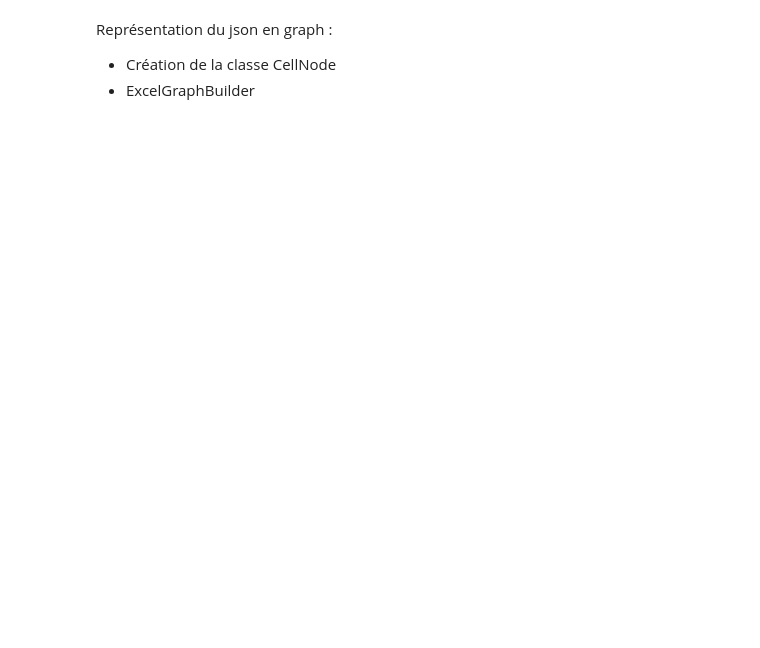
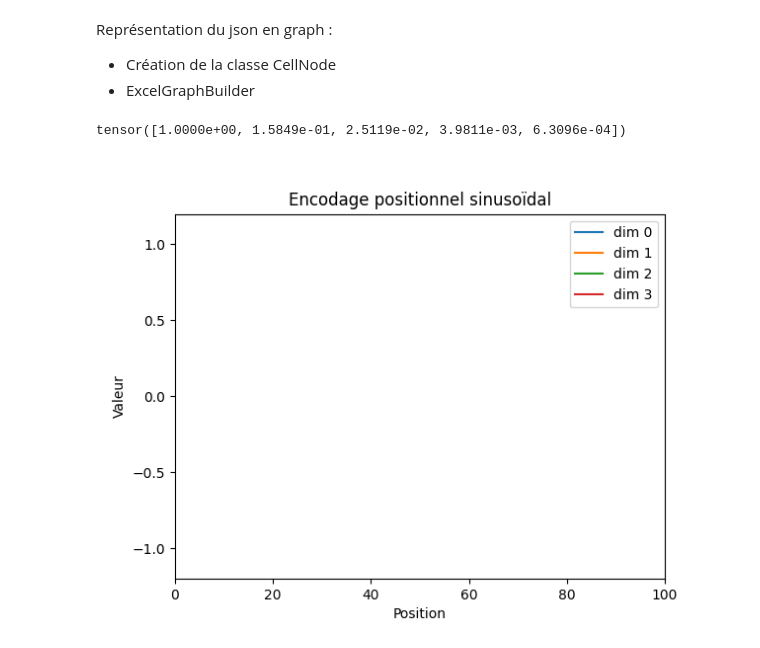
Before and after one commit to th-e-o/excel_embedding, a Jupyter notebook: Untitled.ipynb, the cells around one changed output. Cells and saved outputs as stored; diff of their text form; code cells hidden in the pictures; blank space fills up the shorter version.

```diff
--- a/Untitled.ipynb
+++ b/Untitled.ipynb
@@ -216,6 +245,60 @@ class ExcelParser:
         })
 
         return parsed
+# %%
+torch.arange(0, 10).unsqueeze(1)
+
+torch.exp(torch.arange(0, 10, 2).float() *
+                           (-math.log(10000.0) / 10))
+# %% [output]
+tensor([1.0000e+00, 1.5849e-01, 2.5119e-02, 3.9811e-03, 6.3096e-04])
+# %%
+%matplotlib widget
+
+import torch
+import math
+import matplotlib.pyplot as plt
+import matplotlib.animation as animation
+
+# Générer l'encodage positionnel
+def positional_encoding(d_model=16, max_len=100):
+    pe = torch.zeros(max_len, d_model)
+    position = torch.arange(0, max_len).unsqueeze(1).float()
+    div_term = torch.exp(torch.arange(0, d_model, 2).float() * (-math.log(10000.0) / d_model))
+    pe[:, 0::2] = torch.sin(position * div_term)
+    pe[:, 1::2] = torch.cos(position * div_term)
+    return pe
+
+pe = positional_encoding()
+
+fig, ax = plt.subplots()
+lines = [ax.plot([], [], label=f"dim {i}")[0] for i in range(4)]
+ax.set_xlim(0, 100)
+ax.set_ylim(-1.2, 1.2)
+ax.legend()
+ax.set_title("Encodage positionnel sinusoïdal")
+ax.set_xlabel("Position")
+ax.set_ylabel("Valeur")
+
+def init():
+    for line in lines:
+        line.set_data([], [])
+    return lines
+
+def animate(i):
+    for j, line in enumerate(lines):
+        dim = (i + j) % pe.shape[1]
+        x = list(range(pe.shape[0]))
+        y = pe[:, dim].numpy()
+        line.set_data(x, y)
+    return lines
+
+ani = animation.FuncAnimation(fig, animate, init_func=init, frames=64,
+                              interval=200, blit=True)
+
+plt.show()
+# %% [output]
+[figure, added]
 # %%
 class PositionalEncoding(nn.Module):
     """Encodage positionnel sinusoïdal pour Transformer"""
```
Also changed, not shown: parts of 8 cells of this notebook.
